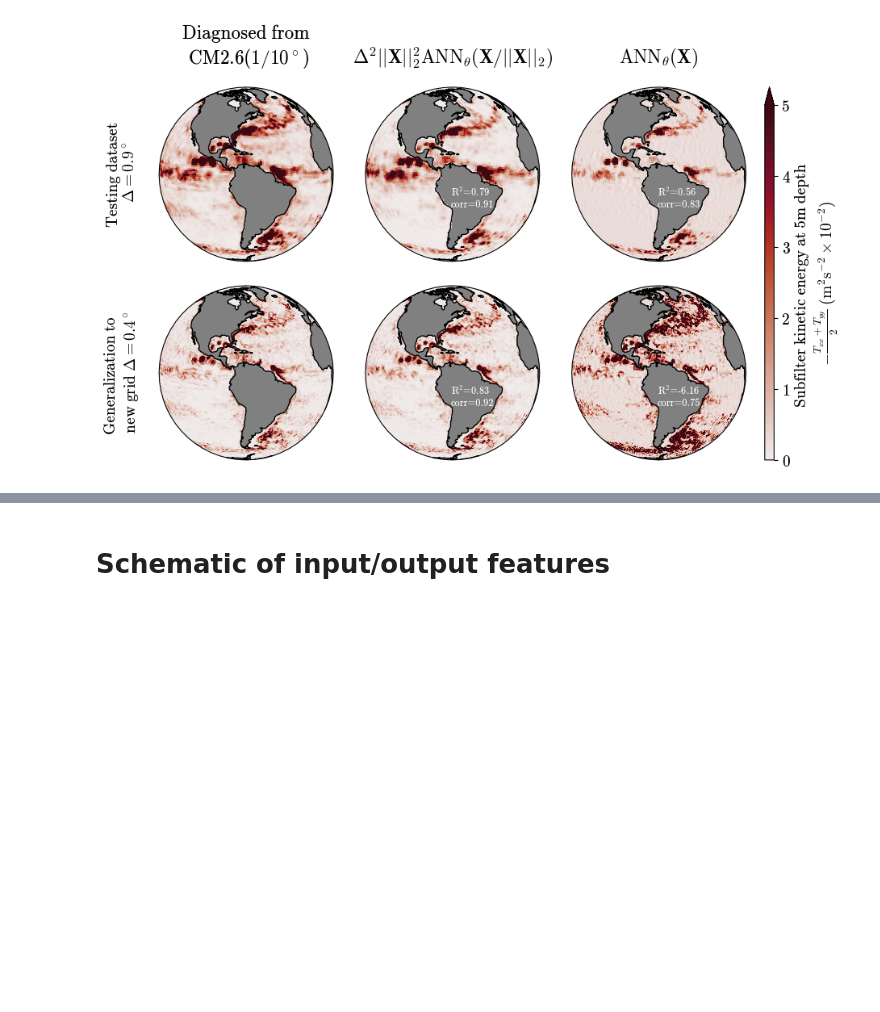
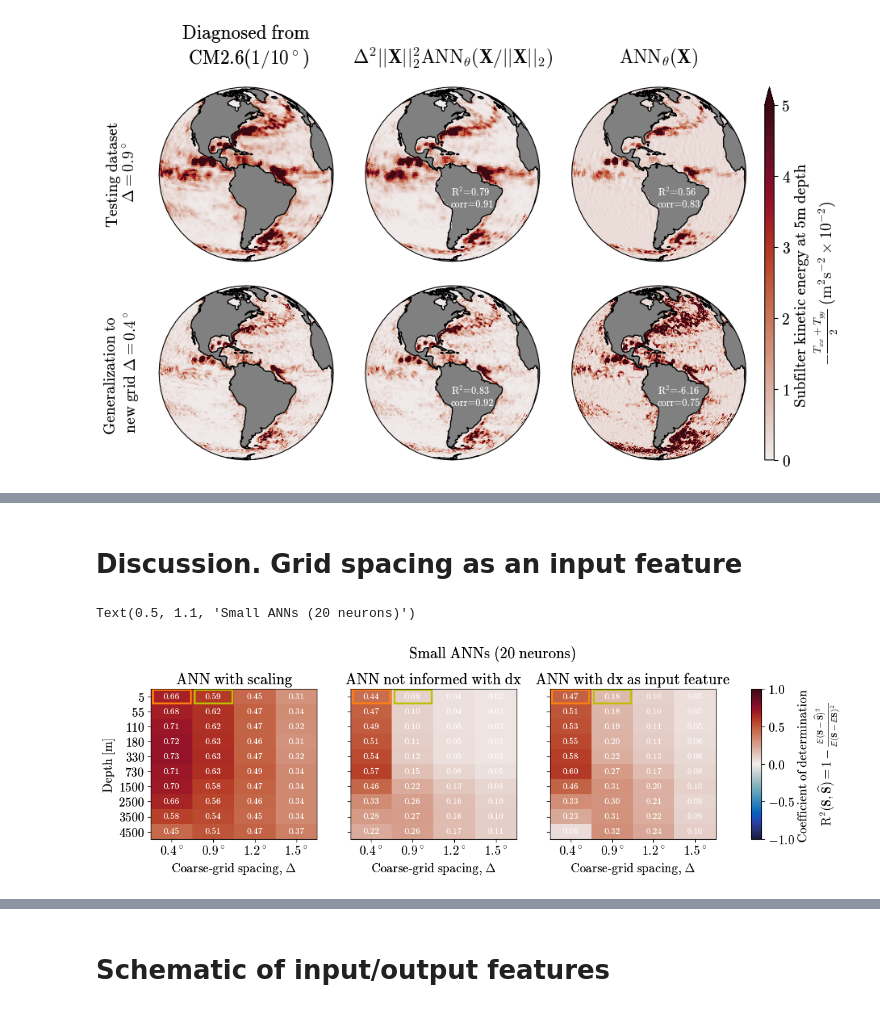
Before and after one commit to m2lines/ANN-momentum-mesoscale, a Jupyter notebook: notebooks/Figure-1.ipynb, the cells around one changed output, grey strips where cells are left out. Saved outputs shown, nothing was run; the diff lists cells and outputs as text; code cells hidden in the pictures; blank space fills up the shorter version.

Commit message:
passing fx as input feature

```diff
--- a/notebooks/Figure-1.ipynb
+++ b/notebooks/Figure-1.ipynb
@@ -197 +198,7 @@ plt.savefig('figures/offline-metrics-T.pdf', dpi=200)
 [figure]
+# %% [markdown]
+# Discussion. Grid spacing as an input feature
+# %%
+ann_repeat = read_skill('subfilter/FGR3/EXP1-final/repeat')
+ann_no_dx = read_skill('subfilter/FGR3/EXP1-final/no-grid-spacing')
+ann_dx = read_skill('subfilter/FGR3/EXP1-final/grid-spacing-as-feature')
@@ -197,0 +209,22 @@ plt.savefig('figures/offline-metrics-T.pdf', dpi=200)
+# %%
+default_rcParams({'figure.subplot.wspace': 0.2, 'figure.subplot.hspace': 0.2, 'font.size':14})
+fig = plt.figure(figsize=(14,3))
+
+plt.subplot(1,3,1)
+plot_metric(ann_repeat, 'R2', ylabel=True, xlabel=True);
+plt.title('ANN with scaling')
+plt.subplot(1,3,2)
+im_R2 = plot_metric(ann_no_dx, 'R2', xlabel=True);
+plt.title('ANN not informed with dx')
+plt.subplot(1,3,3)
+im_R2 = plot_metric(ann_dx, 'R2', xlabel=True);
+plt.title('ANN with dx as input feature')
+
+axes = plt.gcf().axes
+plt.colorbar(im_R2, ax=axes[0:3],
+             label='Coefficient of determination \n$\mathrm{R}^2(\\mathbf{S},\\widehat{\\mathbf{S}})=1-\\frac{\\mathbb{E}(\\mathbf{S}-\\widehat{\\mathbf{S}})^2}{\\mathbb{E}(\mathbf{S}-\\mathbb{E}\mathbf{S})^2}$', aspect=15)
+
+plt.suptitle('Small ANNs (20 neurons)', y=1.1)
+# %% [output]
+Text(0.5, 1.1, 'Small ANNs (20 neurons)')
+[figure, added]
```
Also changed, not shown: parts of 3 cells of this notebook.
